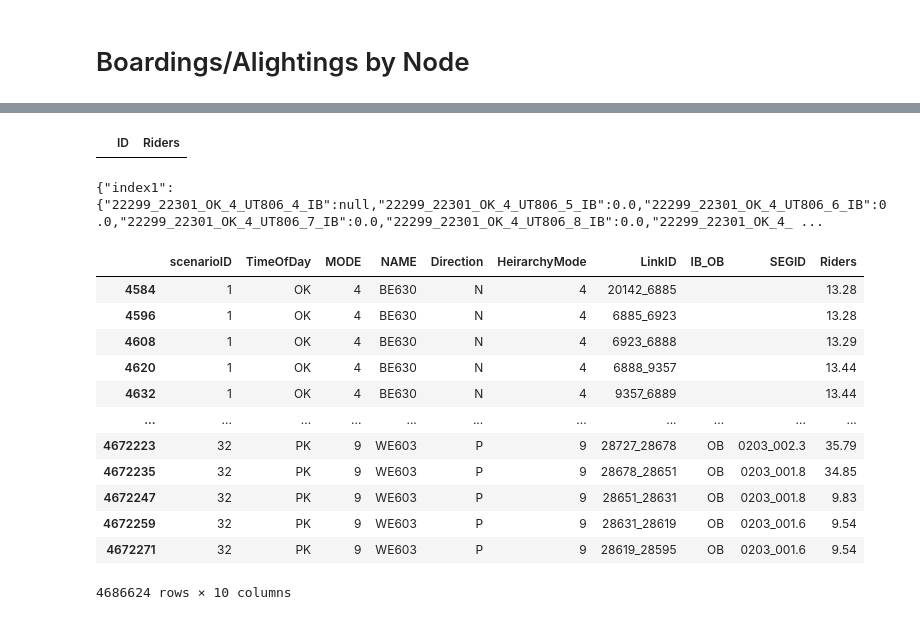
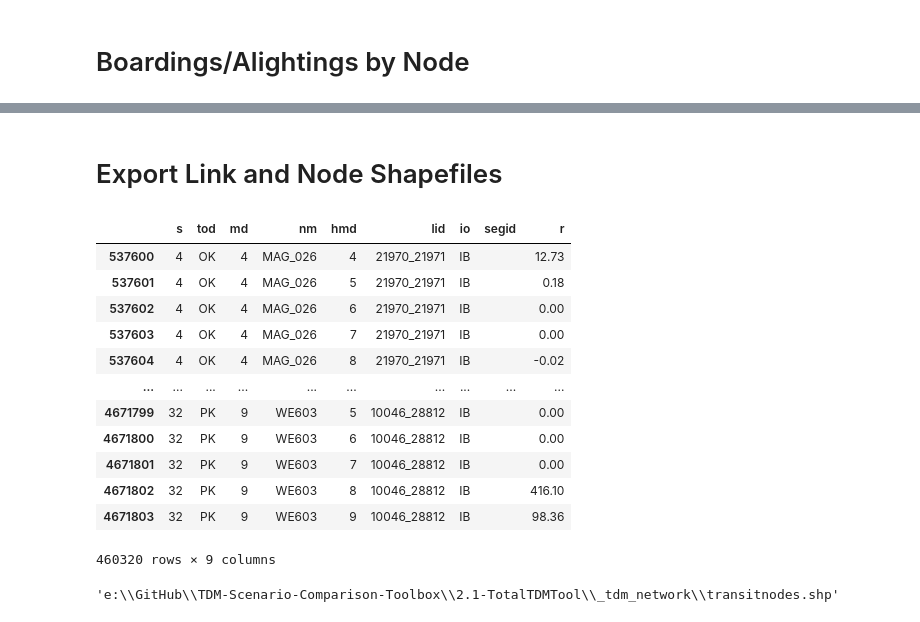
Before and after one commit to WFRCAnalytics/TDM-VAL-Scenario-Comparison-Toolbox, a Jupyter notebook: 2.1-TotalTDMTool/A-OldDataReformatAndPrepForApp.ipynb, the cells around one changed output, grey strips where cells are left out. Drawn from its saved outputs; the diff is of its cells as text; code cells hidden in the pictures.

```diff
--- a/2.1-TotalTDMTool/A-OldDataReformatAndPrepForApp.ipynb
+++ b/2.1-TotalTDMTool/A-OldDataReformatAndPrepForApp.ipynb
@@ -617,5 +584,2 @@ scenarioID 17 error
-# %%
-ids = dfToJson["ID"]
-dfToJson[ids.isin(ids[ids.duplicated()])].sort_values("ID")
-# %% [output]
-|  | ID | Riders |
+# %% [markdown]
+# Export Link and Node Shapefiles
@@ -622,25 +595,39 @@ dfToJson[ids.isin(ids[ids.duplicated()])].sort_values("ID")
+# %%
+dfPARiders[dfPARiders['segid']=='']
+# %% [output]
+|  | s | tod | md | nm | hmd | lid | io | segid | r |
+| 537600 | 4 | OK | 4 | MAG_026 | 4 | 21970_21971 | IB |  | 12.73 |
+| 537601 | 4 | OK | 4 | MAG_026 | 5 | 21970_21971 | IB |  | 0.18 |
+| 537602 | 4 | OK | 4 | MAG_026 | 6 | 21970_21971 | IB |  | 0.00 |
+| 537603 | 4 | OK | 4 | MAG_026 | 7 | 21970_21971 | IB |  | 0.00 |
+| 537604 | 4 | OK | 4 | MAG_026 | 8 | 21970_21971 | IB |  | -0.02 |
+| ... | ... | ... | ... | ... | ... | ... | ... | ... | ... |
+| 4671799 | 32 | PK | 9 | WE603 | 5 | 10046_28812 | IB |  | 0.00 |
+| 4671800 | 32 | PK | 9 | WE603 | 6 | 10046_28812 | IB |  | 0.00 |
+| 4671801 | 32 | PK | 9 | WE603 | 7 | 10046_28812 | IB |  | 0.00 |
+| 4671802 | 32 | PK | 9 | WE603 | 8 | 10046_28812 | IB |  | 416.10 |
+| 4671803 | 32 | PK | 9 | WE603 | 9 | 10046_28812 | IB |  | 98.36 |
+460320 rows × 9 columns
+# %%
+# scrape out unneeded data
+sdfLink = sdfLink[['LINKID','SHAPE']]
+sdfNode = sdfNode[['N','SHAPE']]
+
+# used links export
+sdfLinksForTransit = pd.DataFrame.merge(sdfLink,dfPARiders[['lid']].drop_duplicates(),left_on='LINKID',right_on='lid',how='inner')
+sdfLinksForTransit.drop(columns=('lid'),inplace=True)
+sdfLinksForTransit.spatial.to_featureclass(os.path.join('_tdm_network','transitlinks.shp'))
+
+# used nodes export
+sdfNodesForTransit = pd.DataFrame.merge(sdfNode,dfPABoardAlight[['nid']].drop_duplicates(),left_on='N',right_on='nid',how='inner')
+sdfNodesForTransit.drop(columns=('nid'),inplace=True)
+sdfNodesForTransit.spatial.to_featureclass(os.path.join('_tdm_network','transitnodes.shp'))
+# %% [output]
+'e:\\GitHub\\TDM-Scenario-Comparison-Toolbox\\2.1-TotalTDMTool\\_tdm_network\\transitnodes.shp'
 # %%
-dfToJson = dfPARiders[dfPARiders['scenarioID']==1].copy()
-dfToJson['ID'] = dfToJson['LinkID'] + "_" + dfToJson['TimeOfDay'] + "_" + dfToJson['MODE'].astype(str) + "_" + dfToJson['NAME'] + "_" + dfToJson['HeirarchyMode'].astype(str) + "_" + dfToJson['IB_OB']
-dfToJson = dfToJson[['ID','Riders']]
-dfToJson = dfToJson.drop_duplicates()
-print (dfToJson.set_index('ID').rename(columns={'Riders':'index1'}).to_json())
-#{"index1":{"1":"a","2":"b","3":"c","4":"d"}}
+#dfToJson = dfPARiders[dfPARiders['scenarioID']==1].copy()
+#dfToJson['ID'] = dfToJson['LinkID'] + "_" + dfToJson['TimeOfDay'] + "_" + dfToJson['MODE'].astype(str) + "_" + dfToJson['NAME'] + "_" + dfToJson['HeirarchyMode'].astype(str) + "_" + dfToJson['IB_OB']
+#dfToJson = dfToJson[['ID','Riders']]
+#dfToJson = dfToJson.drop_duplicates()
+#print (dfToJson.set_index('ID').rename(columns={'Riders':'index1'}).to_json())
+##{"index1":{"1":"a","2":"b","3":"c","4":"d"}}
-# %% [output]
-{"index1":{"22299_22301_OK_4_UT806_4_IB":null,"22299_22301_OK_4_UT806_5_IB":0.0,"22299_22301_OK_4_UT806_6_IB":0.0,"22299_22301_OK_4_UT806_7_IB":0.0,"22299_22301_OK_4_UT806_8_IB":0.0,"22299_22301_OK_4_ ...
-# %%
-dfPARiders
-# %% [output]
-|  | scenarioID | TimeOfDay | MODE | NAME | Direction | HeirarchyMode | LinkID | IB_OB | SEGID | Riders |
-| 4584 | 1 | OK | 4 | BE630 | N | 4 | 20142_6885 |  |  | 13.28 |
-| 4596 | 1 | OK | 4 | BE630 | N | 4 | 6885_6923 |  |  | 13.28 |
-| 4608 | 1 | OK | 4 | BE630 | N | 4 | 6923_6888 |  |  | 13.29 |
-| 4620 | 1 | OK | 4 | BE630 | N | 4 | 6888_9357 |  |  | 13.44 |
-| 4632 | 1 | OK | 4 | BE630 | N | 4 | 9357_6889 |  |  | 13.44 |
-| ... | ... | ... | ... | ... | ... | ... | ... | ... | ... | ... |
-| 4672223 | 32 | PK | 9 | WE603 | P | 9 | 28727_28678 | OB | 0203_002.3 | 35.79 |
-| 4672235 | 32 | PK | 9 | WE603 | P | 9 | 28678_28651 | OB | 0203_001.8 | 34.85 |
-| 4672247 | 32 | PK | 9 | WE603 | P | 9 | 28651_28631 | OB | 0203_001.8 | 9.83 |
-| 4672259 | 32 | PK | 9 | WE603 | P | 9 | 28631_28619 | OB | 0203_001.6 | 9.54 |
-| 4672271 | 32 | PK | 9 | WE603 | P | 9 | 28619_28595 | OB | 0203_001.6 | 9.54 |
-4686624 rows × 10 columns
```
Also changed, not shown: parts of 20 cells of this notebook, 58 other files.
